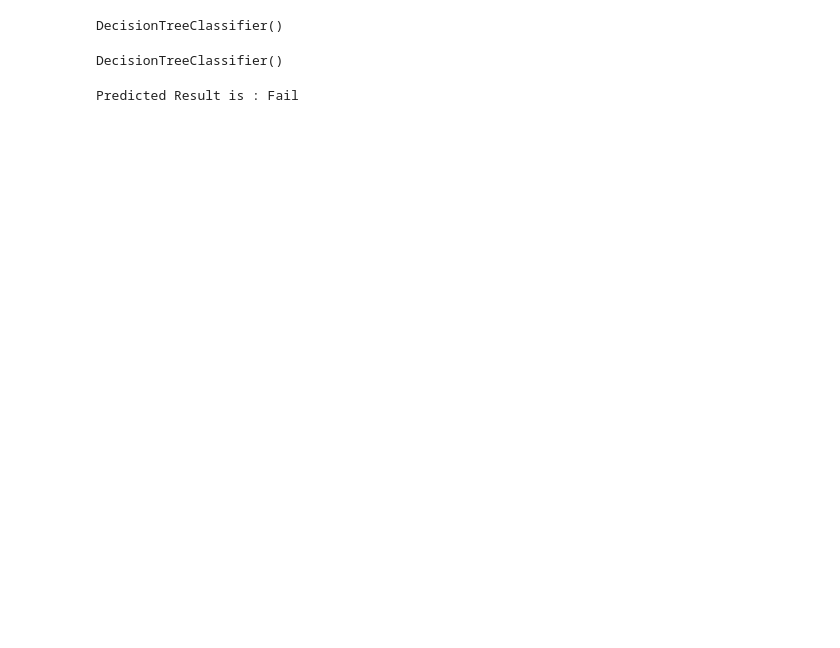
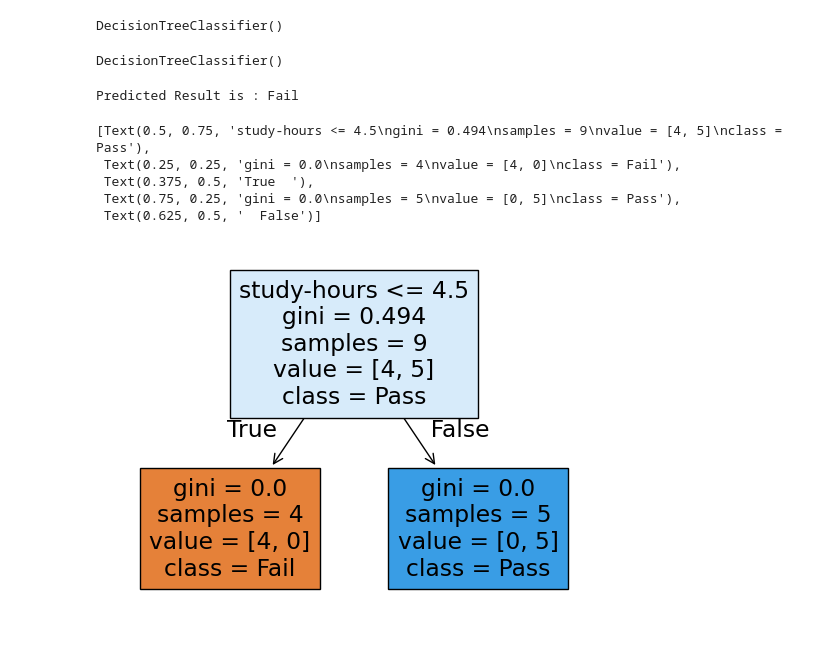
Before and after one commit to Harnoor0718/GenAI_Training, a Jupyter notebook: Day 20/Day20.ipynb, the cells around one changed output. Cells and saved outputs as stored; diff of their text form; code cells hidden in the pictures; blank space fills up the shorter version.

```diff
--- a/Day 20/Day20.ipynb
+++ b/Day 20/Day20.ipynb
@@ -23,3 +23,12 @@ else:
     print("Predicted Result is : Fail")
 # %% [output]
 Predicted Result is : Fail
+# %%
+plot_tree(model, feature_names=['study-hours'], class_names=["Fail", "Pass"], filled=True)
+# %% [output]
+[Text(0.5, 0.75, 'study-hours <= 4.5\ngini = 0.494\nsamples = 9\nvalue = [4, 5]\nclass = Pass'),
+ Text(0.25, 0.25, 'gini = 0.0\nsamples = 4\nvalue = [4, 0]\nclass = Fail'),
+ Text(0.375, 0.5, 'True  '),
+ Text(0.75, 0.25, 'gini = 0.0\nsamples = 5\nvalue = [0, 5]\nclass = Pass'),
+ Text(0.625, 0.5, '  False')]
+[figure, added]
```
Also changed, not shown: parts of 26 cells of this notebook, 5 other files.
